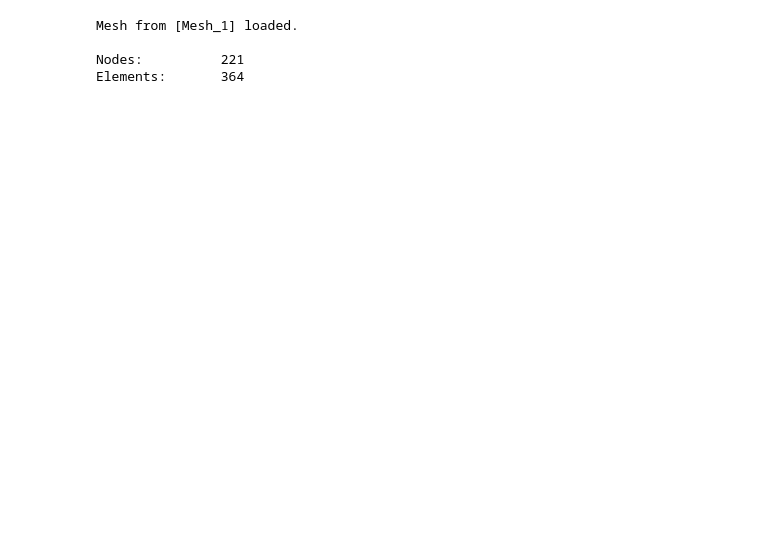
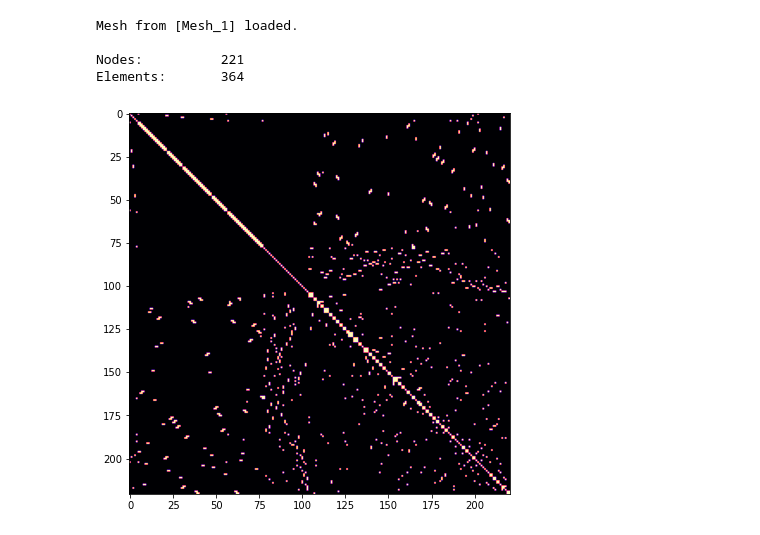
Before and after one commit to MihailTsybakov/FEM_Pract, a Jupyter notebook: Matrix_Assembly.ipynb, the cells around one changed output. Cells and saved outputs as stored; diff of their text form; code cells hidden in the pictures; blank space fills up the shorter version.

Commit message:
Incidence matrix construction & visualization added

```diff
--- a/Matrix_Assembly.ipynb
+++ b/Matrix_Assembly.ipynb
@@ -39,11 +42,48 @@ class Mesh:
 
     def get_mesh(self):
         return self.nodes_dict, self.elems_dict
+# %%
+class FEM_matricies:
+    def __init__(self, nodes_dict, elems_dict):
+        self.nodes_dict = nodes_dict                    # Nodes dict <---> ID: [x y z]
+        self.elems_dict = elems_dict                    # Elems dict <---> ID: [ne_1, ne_2, ...]
+
+        self.N_nodes = len(nodes_dict.keys())
+        self.N_elems = len(elems_dict.keys())
+
+        self.N_dofs = self.N_nodes * 2             # 2D case, DOFs along X and Y
+
+    def build_incidence_matrix(self):
+        self.incidence_matrix = np.zeros((self.N_nodes, self.N_nodes))
+
+        # Calculating incidence from elements
+        for elem_ID in list(self.elems_dict.keys()):
+            nodes = self.elems_dict[elem_ID]
+            for i in range(len(nodes)):
+                self.incidence_matrix[nodes[i]-1][nodes[i-1]-1] = 1                # Marking LEFT neighbor
+                self.incidence_matrix[nodes[i]-1][nodes[(i+1)%len(nodes)]-1] = 1   # Marking RIGHT neighbor
+                self.incidence_matrix[nodes[i]-1][nodes[i]-1] = 1                  # Marking node itself
+
+    def draw_incidence_matrix(self):
+        plt.figure(figsize=(7, 7))
+        plt.imshow(self.incidence_matrix, cmap = 'magma')
+
+    def get_incidence_matrix(self):
+        return self.incidence_matrix
 # %%
 mesh = Mesh()
 mesh.read_mesh('Mesh_1')
+
+mesh_nodes, mesh_elems = mesh.get_mesh()
 # %% [output]
 Mesh from [Mesh_1] loaded.
 
 Nodes:          221
 Elements:       364
+# %%
+f_matr = FEM_matricies(mesh_nodes, mesh_elems)
+f_matr.build_incidence_matrix()
+# %%
+f_matr.draw_incidence_matrix()
+# %% [output]
+[figure, added]
```
Also changed, not shown: parts of 1 cell of this notebook.
